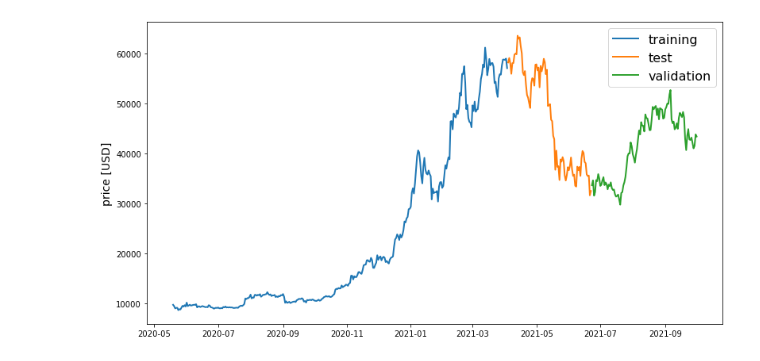
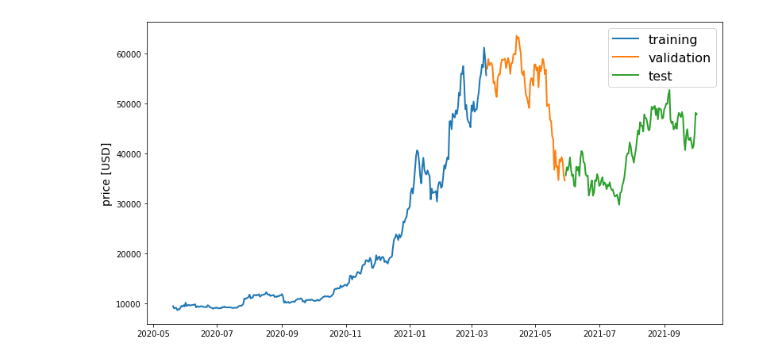
Before and after one commit to AlishahSolanki/crypto-price-prediction, a Jupyter notebook: CryptoNB.ipynb, the cells around one changed output. Drawn from its saved outputs; the diff is of its cells as text; code cells hidden in the pictures.

```diff
--- a/CryptoNB.ipynb
+++ b/CryptoNB.ipynb
@@ -15,10 +15,12 @@ from sklearn.model_selection import train_test_split
 # %%
 # Coincap aoi to get bitcoin data
 endpoint = 'https://min-api.cryptocompare.com/data/v2/histoday'
-res = requests.get(endpoint + '?fsym=BTC&tsym=USD&limit=500&api_key=346a5653477eed39d369f3b05523c27a427a45ab31125be8a8dbf06cf4478d49')
-hist = pd.DataFrame(json.loads(res.content)['Data']['Data'])
-hist = hist.set_index('time')
-hist.index = pd.to_datetime(hist.index, unit='s')
+response = requests.get(endpoint + '?fsym=BTC&tsym=USD&limit=500&api_key=346a5653477eed39d369f3b05523c27a427a45ab31125be8a8dbf06cf4478d49')
+dataTable = pd.DataFrame(json.loads(response.content)['Data']['Data'])
+dataTable = dataTable.set_index('time')
+dataTable.index = pd.to_datetime(dataTable.index, unit='s')
 target_col = 'close'
+# %%
+dataTable.drop(["conversionType", "conversionSymbol"], axis = 'columns', inplace = True)
 # %%
 # print first 5
@@ -45,12 +47,12 @@ hist.tail(5)
 # %%
 # training 60%, validation 20%, testing 20%
-def data_split(df, test_size=0.25, validation=0.2):
+def data_split(dt, test_size=0.2, validation_size=0.25):
 
-    remaining, validation = train_test_split(df, test_size=test_size, shuffle=False)
-    train, test = train_test_split(remaining, test_size=test_size, shuffle=False) # 0.25 x 0.8 = 0.2
-    return train, test, validation
+    remaining, test = train_test_split(dt, test_size=test_size, shuffle=False)
+    train,validation  = train_test_split(remaining, test_size=validation_size, shuffle=False) # 0.25 x 0.8 = 0.2
+    return train, validation, test
 # %%
-train, test, validation = data_split(hist, test_size=0.2, validation=0.2)
+train, validation, test  = data_split(dataTable, test_size=0.25, validation_size=0.2)
 # %%
 def line_plot(line1, line2, line3, label1=None, label2=None, label3=None, title='', lw=2):
     fig, ax = plt.subplots(1, figsize=(13, 7))
@@ -61,6 +63,6 @@ def line_plot(line1, line2, line3, label1=None, label2=None, label3=None, title=
     ax.set_title(title, fontsize=16)
     ax.legend(loc='best', fontsize=16)
 # %%
-line_plot(train[target_col], test[target_col], validation[target_col], 'training', 'test', 'validation')
+line_plot(train[target_col], validation[target_col], test[target_col], 'training', 'validation', 'test')
 # %% [output]
-[figure, old version]
+[figure, new version]
```
Also changed, not shown: parts of 15 cells of this notebook.
